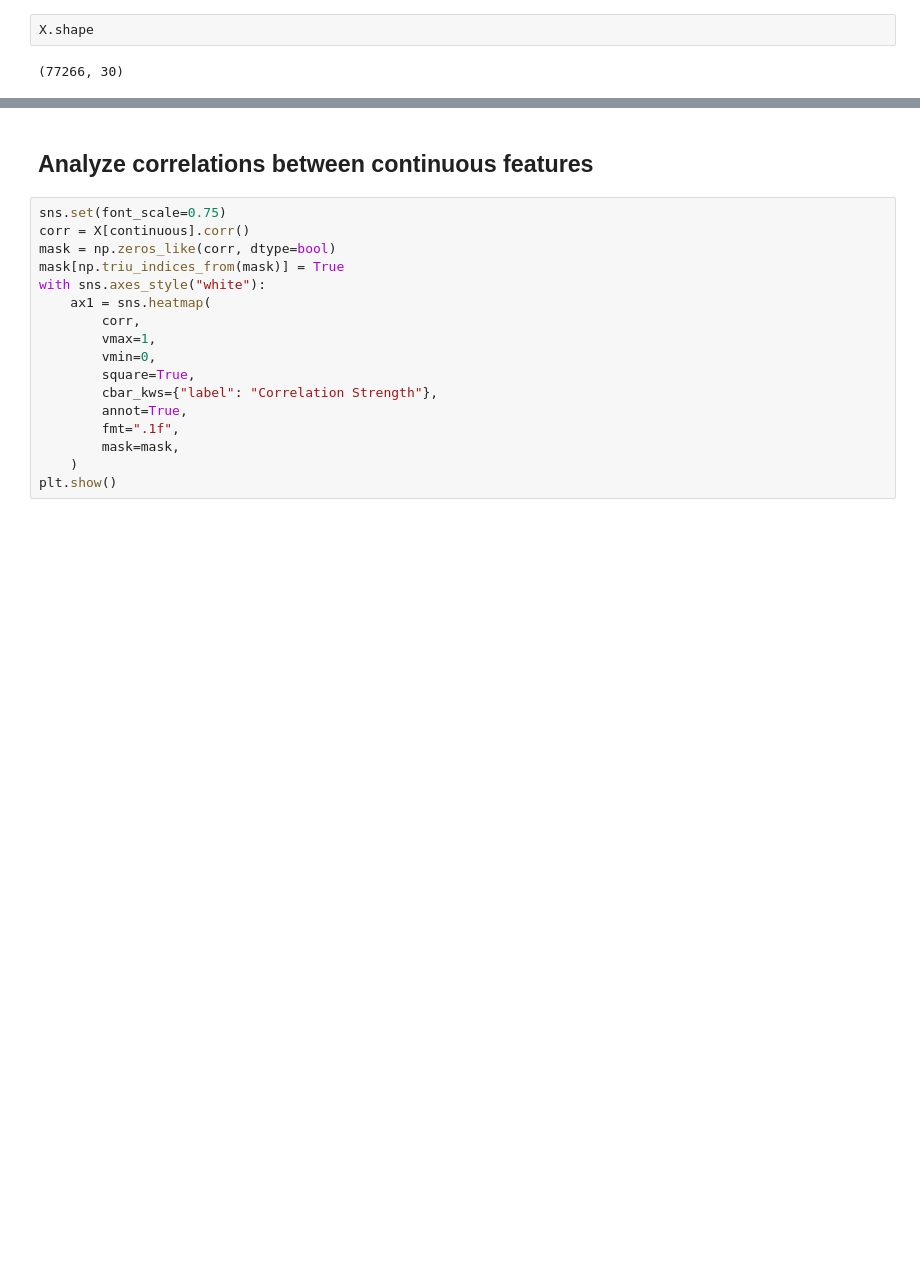
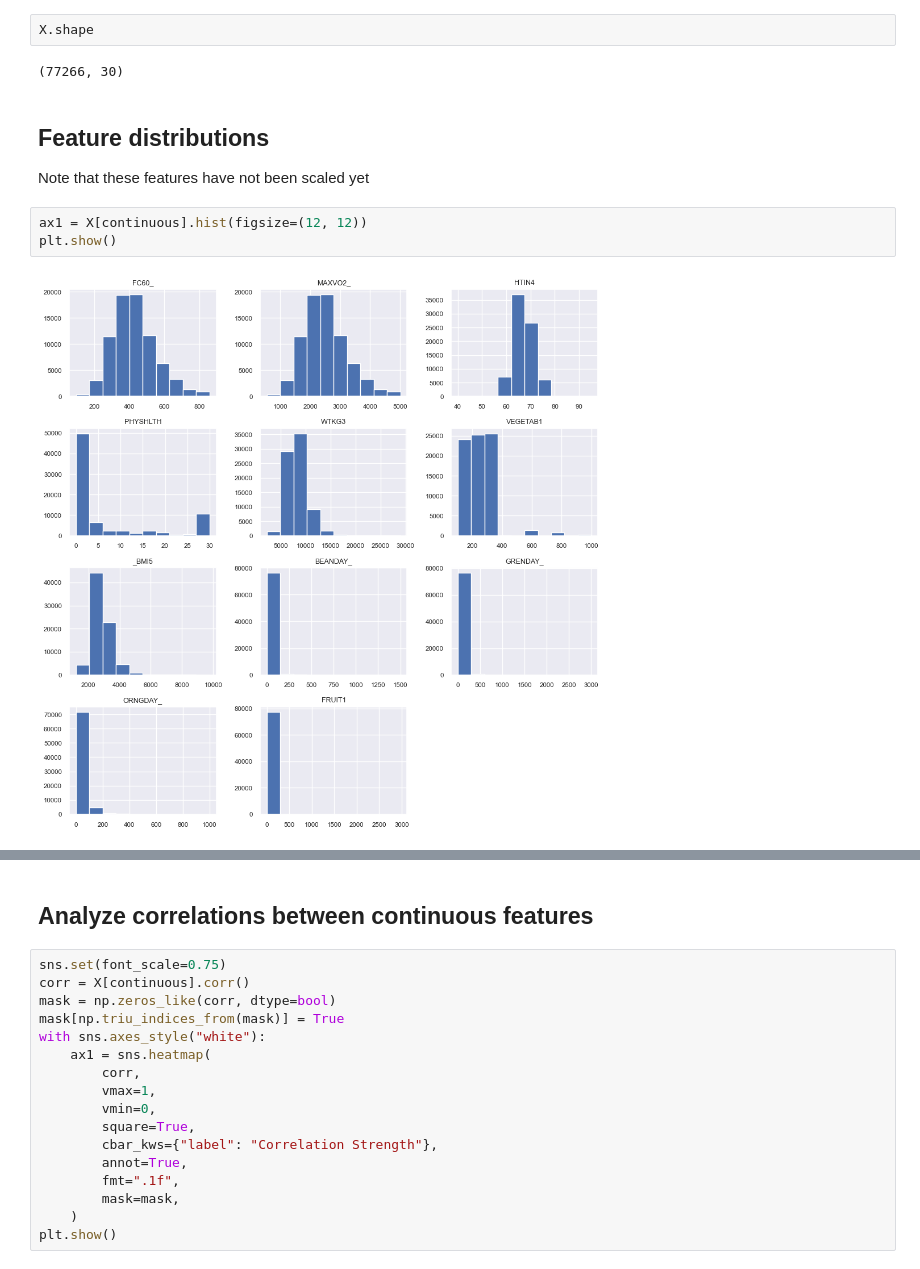
Before and after one commit to Madelinehazel/UofT_3253_term_project, a Jupyter notebook: notebooks/exploratory_analysis.ipynb, the cells around one changed output, grey strips where cells are left out. Cells and saved outputs as stored; diff of their text form; blank space fills up the shorter version.

Commit message:
add feature distributions

```diff
--- a/notebooks/exploratory_analysis.ipynb
+++ b/notebooks/exploratory_analysis.ipynb
@@ -67,3 +67,11 @@ categorical = [col for col in X.columns if col not in continuous]
 X.shape
 # %% [output]
 (77266, 30)
+# %% [markdown]
+##  Feature distributions
+Note that these features have not been scaled yet
+# %%
+ax1 = X[continuous].hist(figsize=(12, 12))
+plt.show()
+# %% [output]
+[figure, added]
```
Also changed, not shown: parts of 2 cells of this notebook.
